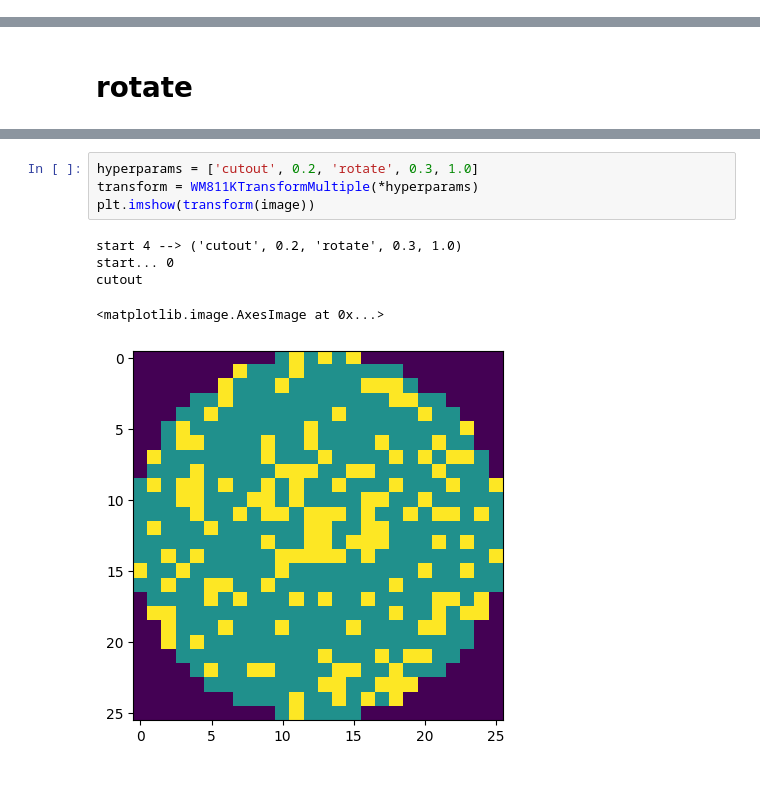
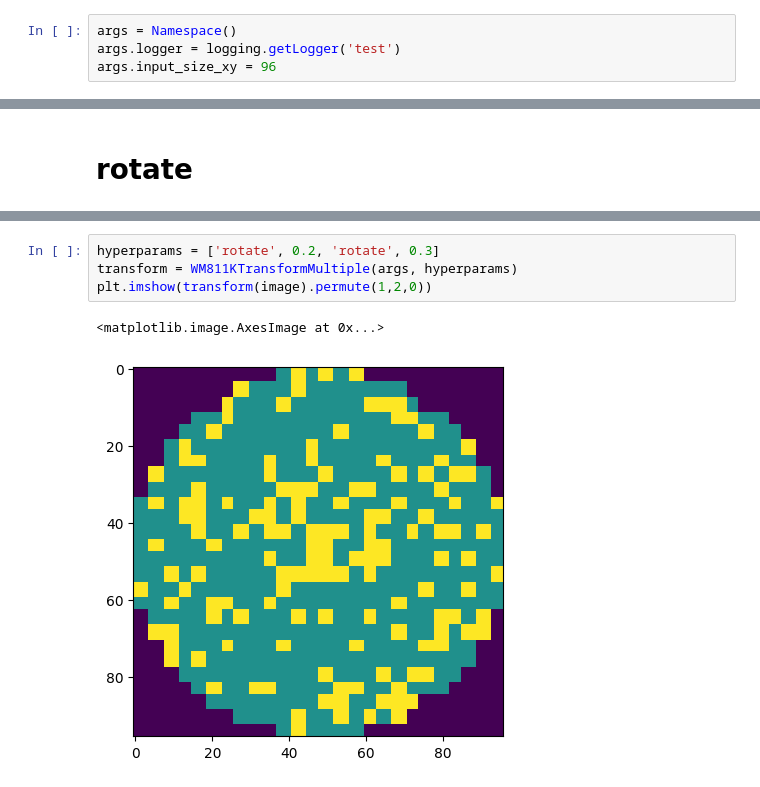
Before and after one commit to verystrongjoe/wafer_aug_rl, a Jupyter notebook: viz.ipynb, the cells around one changed output, grey strips where cells are left out. Saved outputs shown, nothing was run; the diff lists cells and outputs as text.

```diff
--- a/viz.ipynb
+++ b/viz.ipynb
@@ -7,6 +10,10 @@ def load_image_cv2(filepath: str):
     """Load image with cv2. Use with `albumentations`."""
     out = cv2.imread(filepath, cv2.IMREAD_GRAYSCALE)  # 2D; (H, W)
     return np.expand_dims(out, axis=2)  # 3D; (H, W, 1)
+# %%
+args = Namespace()
+args.logger = logging.getLogger('test')
+args.input_size_xy = 96
 # %%
 image = load_image_cv2('data/wm811k/labeled/test/center/000604.png')
 # %%
@@ -146,10 +60,7 @@ crop
 # %%
-hyperparams = ['cutout', 0.2, 'rotate', 0.3, 1.0]
-transform = WM811KTransformMultiple(*hyperparams)
-plt.imshow(transform(image))
+hyperparams = ['rotate', 0.2, 'rotate', 0.3]
+transform = WM811KTransformMultiple(args, hyperparams)
+plt.imshow(transform(image).permute(1,2,0))
 # %% [output]
-start 4 --> ('cutout', 0.2, 'rotate', 0.3, 1.0)
-start... 0
-cutout
+<matplotlib.image.AxesImage at 0x...>
-<matplotlib.image.AxesImage at 0x...>
-[figure, old version]
+[figure, new version]
```
Also changed, not shown: parts of 10 cells of this notebook, 2 other files.
